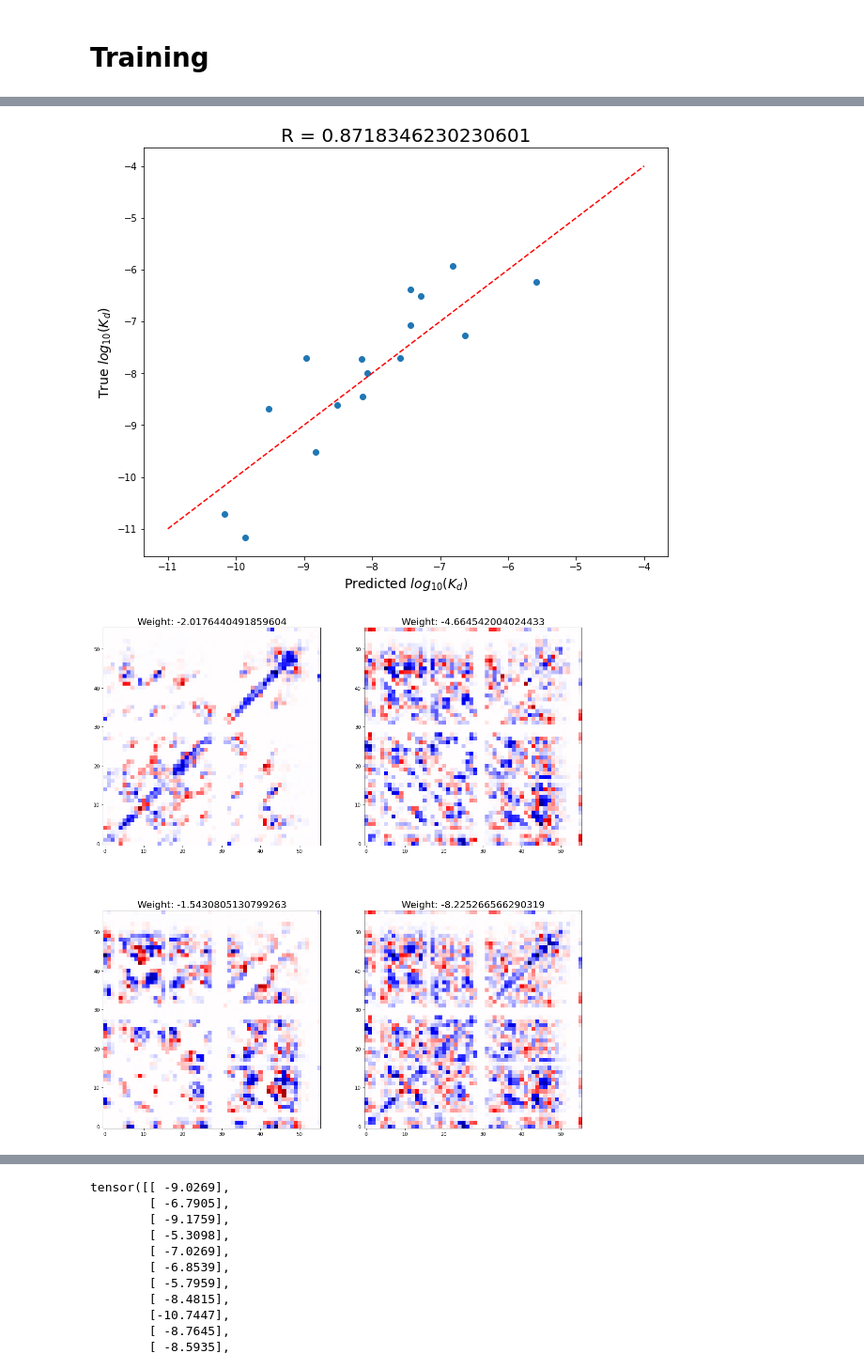
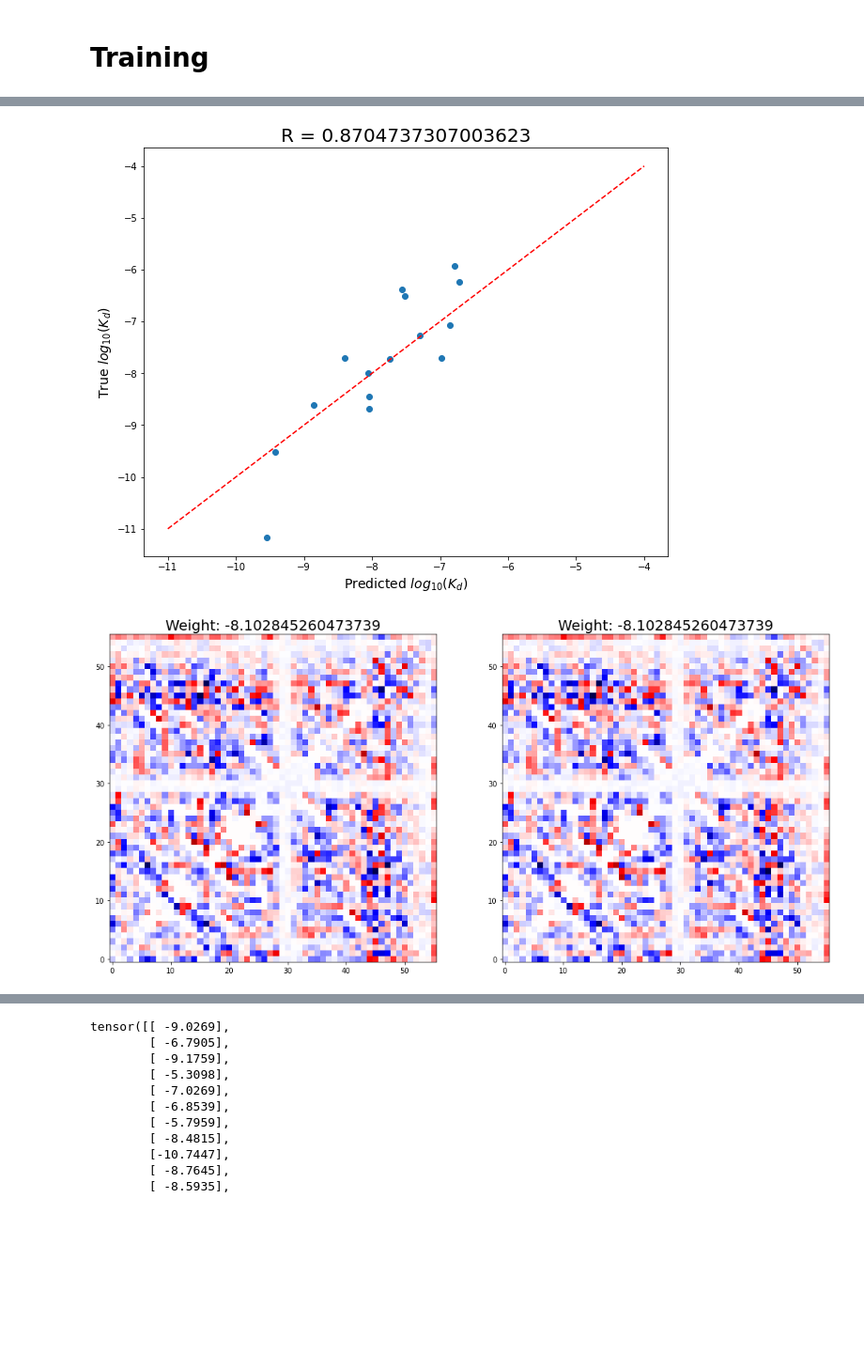
Before and after one commit to kevinmicha/ANTIPASTI, a Jupyter notebook: notebooks/[Tutorial] Training NMA-CNN.ipynb, the cells around one changed output, grey strips where cells are left out. Shown at 94% size. Cells and saved outputs as stored; diff of their text form; code cells hidden in the pictures; blank space fills up the shorter version.

```diff
--- a/notebooks/[Tutorial] Training NMA-CNN.ipynb
+++ b/notebooks/[Tutorial] Training NMA-CNN.ipynb
@@ -87,10 +87,10 @@ plt.show()
 train_x, test_x, train_y, test_y = create_test_set(preprocessed_data.train_x, preprocessed_data.train_y)
 # %%
 # Hyperparameters
-n_filters = 3
-filter_size = 5
+n_filters = 1
+filter_size = 4
 pooling_size = 2
-learning_rate = 0.0003657756272162166
+learning_rate = 0.00027253018778843 * 2.5
 
 # Defining the model, optimiser and loss function
 model = NormalModeAnalysisCNN(n_filters=n_filters, filter_size=filter_size, pooling_size=pooling_size, input_shape=input_shape)
@@ -132,5 +134,5 @@ test_x = np.delete(test_x, 11, 0)
 # %%
-n_max_epochs = 50
+n_max_epochs = 250
 max_corr = 0.87
 batch_size = 32
 
@@ -169,22 +171,22 @@ plt.xlabel('Predicted $log_{10}$($K_d$)', size=font_size)
 plt.ylabel('True $log_{10}$($K_d$)', size=font_size)
 plt.show()
 # %% [output]
-[figure, old version]
+[figure, new version]
 # %%
 fig, axs = plt.subplots((n_filters+1)//2, 2, figsize=(18, 20))
 size_le = int(np.sqrt(model.fc1.weight.data.numpy().shape[-1] / n_filters))
 learnt_filter = np.zeros((size_le, size_le))
 
 for i, j in itertools.product(range((n_filters+1)//2), range(2)):
     if j == 1 and i == (n_filters+1)//2-1 and n_filters % 2 != 0:
         im_ = learnt_filter
     else:
         im_ = np.multiply(np.mean(inter_filter, axis=0)[2*i+j], model.fc1.weight.data.numpy().reshape(n_filters,size_le**2)[2*i+j].reshape(size_le, size_le))
         learnt_filter += im_
-    im = axs[i,j].imshow(im_, origin='lower', cmap='seismic', norm=CenteredNorm())
-    axs[i,j].set_title('Weight: '+str(im_.sum()), size=title_size)
+    im = axs[j].imshow(im_, origin='lower', cmap='seismic', norm=CenteredNorm())
+    axs[j].set_title('Weight: '+str(im_.sum()), size=title_size)
 # %% [output]
-[figure, old version]
+[figure, new version]
 # %%
 fig = plt.figure(figsize=(12, 9))
 plt.imshow(cv2.resize(learnt_filter, dsize=(train_x.shape[2], train_x.shape[2])), origin='lower', cmap='seismic', norm=CenteredNorm())
```
Also changed, not shown: parts of 13 cells of this notebook, 9 other files.
